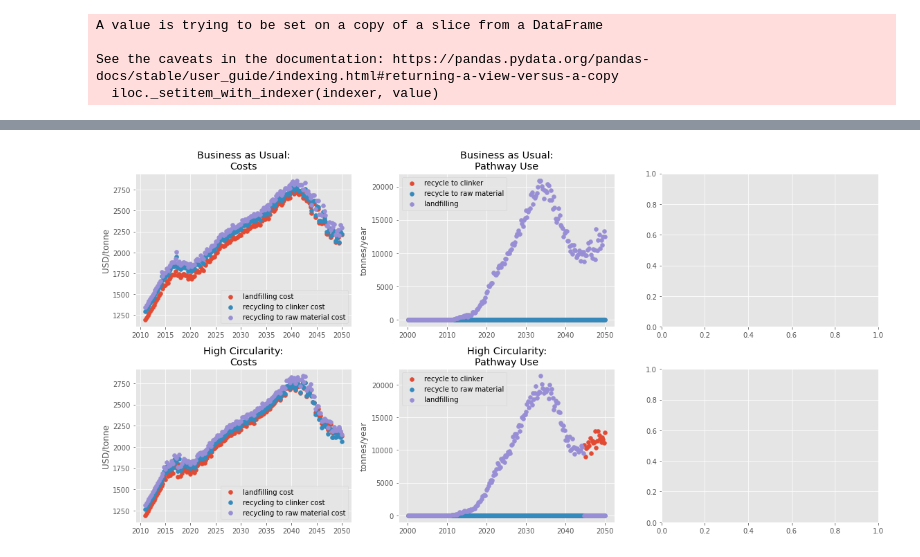
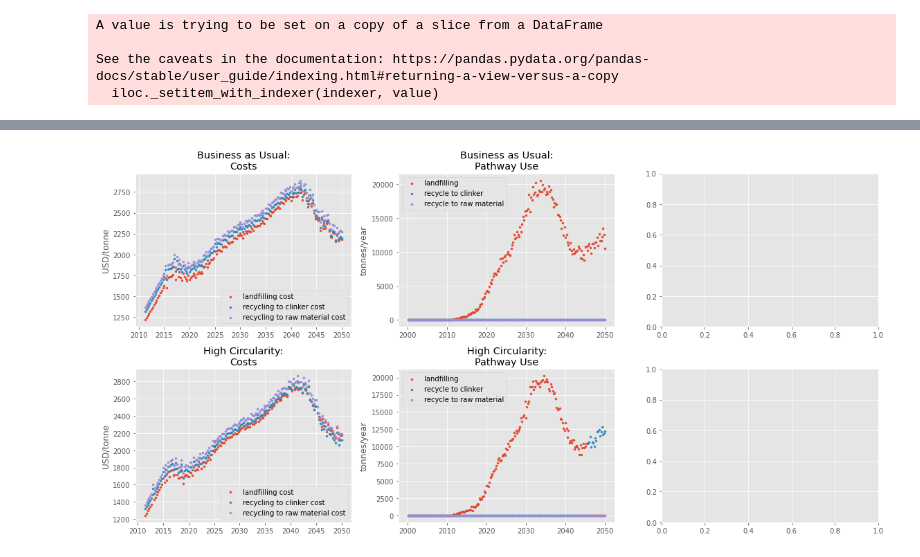
Before and after one commit to NREL/celavi, a Jupyter notebook: notebooks/CELAVI-Figures.ipynb, the cells around one changed output, grey strips where cells are left out. Drawn from its saved outputs; the diff is of its cells as text; code cells hidden in the pictures.

Commit message:
adds cost, pathway use and sensitivity figures

```diff
--- a/notebooks/CELAVI-Figures.ipynb
+++ b/notebooks/CELAVI-Figures.ipynb
@@ -65,3 +43,21 @@ hc_cost_dat = cost_dat.loc[cost_dat['scenario']=='hc']
+# %%
+cost_melt.sort_values(by=['pathway'],inplace=True)
+inv.sort_values(by=['process'],inplace=True)
+# %%
+# pathway use over time
+# material = 'glass fiber reinforced polymer'
+# no manufacturing, EOL flows only
+
+use_dat = inv.loc[(inv['material']=='glass fiber reinforced polymer') & (inv['process']!='manufacturing')]
+cost_dat = cost_melt
+# %%
+bau_use_dat = use_dat.loc[(use_dat['scenario']=='bau') & (use_dat['material']=='glass fiber reinforced polymer') &
+                         (use_dat['process']!='manufacturing')]
+hc_use_dat = use_dat.loc[(use_dat['scenario']=='hc') & (use_dat['material']=='glass fiber reinforced polymer') &
+                         (use_dat['process']!='manufacturing')]
+
+bau_cost_dat = cost_dat.loc[cost_dat['scenario']=='bau']
+hc_cost_dat = cost_dat.loc[cost_dat['scenario']=='hc']
 # %%
 bau_use_dat.head()
 # %% [output]
@@ -83,43 +79,75 @@ bau_cost_dat.head()
 # %%
+coarse_loc='onsite'
+rec_dist = 51.0
+cem_dist = 204.0
+
 # facet column = scenario (2 rows)
 fig, ((baucost, baupath, bauimp), (hccost, hcpath, hcimp)) = plt.subplots(2, 3, figsize=(16,8))
 # x = year
 # y = cumul_mass
 # colour = pathway
 
 for i in bau_cost_dat['pathway'].unique():
-    baucost.scatter(bau_cost_dat.loc[bau_cost_dat['pathway']==i]['year'], bau_cost_dat.loc[bau_cost_dat['pathway']==i]['cost'],
-                   label=i)
+    baucost.scatter(bau_cost_dat.loc[(bau_cost_dat['pathway']==i) &
+                                    (bau_cost_dat['coarse grinding location']==coarse_loc) &
+                                    (bau_cost_dat['distance to recycling facility']==rec_dist) &
+                                    (bau_cost_dat['distance to cement plant']==cem_dist)]['year'],
+                    bau_cost_dat.loc[(bau_cost_dat['pathway']==i) &
+                                    (bau_cost_dat['coarse grinding location']==coarse_loc) &
+                                    (bau_cost_dat['distance to recycling facility']==rec_dist) &
+                                    (bau_cost_dat['distance to cement plant']==cem_dist)]['cost'],
+                    s=9, label=i)
 
 baucost.legend()
 baucost.set_ylabel("USD/tonne")
 baucost.set_title("Business as Usual:\nCosts")
 
 for i in bau_use_dat['process'].unique():
-    baupath.scatter(bau_use_dat.loc[bau_use_dat['process']==i]['year'], bau_use_dat.loc[bau_use_dat['process']==i]['mass'],
-                label=i)
+    baupath.scatter(bau_use_dat.loc[(bau_use_dat['process']==i) &
+                                   (bau_use_dat['coarse grinding location']==coarse_loc) &
+                                   (bau_use_dat['distance to recycling facility']==rec_dist) &
+                                   (bau_use_dat['distance to cement plant']==cem_dist)]['year'],
+                    bau_use_dat.loc[(bau_use_dat['process']==i) &
+                                   (bau_use_dat['coarse grinding location']==coarse_loc) &
+                                   (bau_use_dat['distance to recycling facility']==rec_dist) &
+                                   (bau_use_dat['distance to cement plant']==cem_dist)]['mass'],
+                    s=9, label=i)
 
 baupath.legend()
 baupath.set_ylabel('tonnes/year')
 baupath.set_title('Business as Usual:\nPathway Use')
 
 for j in hc_cost_dat['pathway'].unique():
-    hccost.scatter(hc_cost_dat.loc[hc_cost_dat['pathway']==j]['year'], hc_cost_dat.loc[hc_cost_dat['pathway']==j]['cost'],
-                  label=j)
+    hccost.scatter(hc_cost_dat.loc[(hc_cost_dat['pathway']==j) &
+                                  (hc_cost_dat['coarse grinding location']==coarse_loc) &
+                                  (hc_cost_dat['distance to recycling facility']==rec_dist) &
+                                  (hc_cost_dat['distance to cement plant']==cem_dist)]['year'],
+                   hc_cost_dat.loc[(hc_cost_dat['pathway']==j) &
+                                  (hc_cost_dat['coarse grinding location']==coarse_loc) &
+                                  (hc_cost_dat['distance to recycling facility']==rec_dist) &
+                                  (hc_cost_dat['distance to cement plant']==cem_dist)]['cost'],
+                   s=9, label=j)
 
 hccost.legend()
 hccost.set_ylabel("USD/tonne")
 hccost.set_title("High Circularity:\nCosts")
 
 for j in hc_use_dat['process'].unique():
-    hcpath.scatter(hc_use_dat.loc[hc_use_dat['process']==j]['year'], hc_use_dat.loc[hc_use_dat['process']==j]['mass'],
-                   label=j)
+    hcpath.scatter(hc_use_dat.loc[(hc_use_dat['process']==j) &
+                                 (hc_use_dat['coarse grinding location']==coarse_loc) &
+                                 (hc_use_dat['distance to recycling facility']==rec_dist) &
+                                 (hc_use_dat['distance to cement plant']==cem_dist)]['year'],
+                   hc_use_dat.loc[(hc_use_dat['process']==j) &
+                                 (hc_use_dat['coarse grinding location']==coarse_loc) &
+                                 (hc_use_dat['distance to recycling facility']==rec_dist) &
+                                 (hc_use_dat['distance to cement plant']==cem_dist)]['mass'],
+                   s=9, label=j)
 
 hcpath.legend()
 hcpath.set_ylabel('tonnes/year')
 hcpath.set_title('High Circularity:\nPathway Use')
 
 plt.tight_layout()
 # %% [output]
-[figure, old version]
+[figure, new version]
 # %%
```
Also changed, not shown: parts of 20 cells of this notebook.
